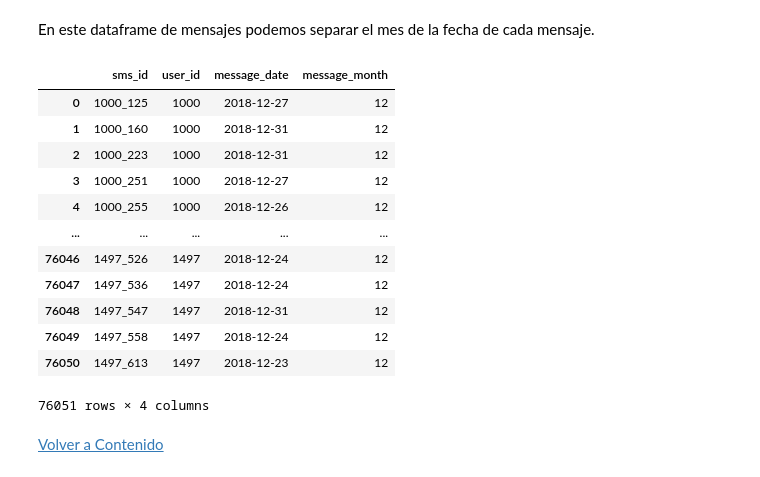
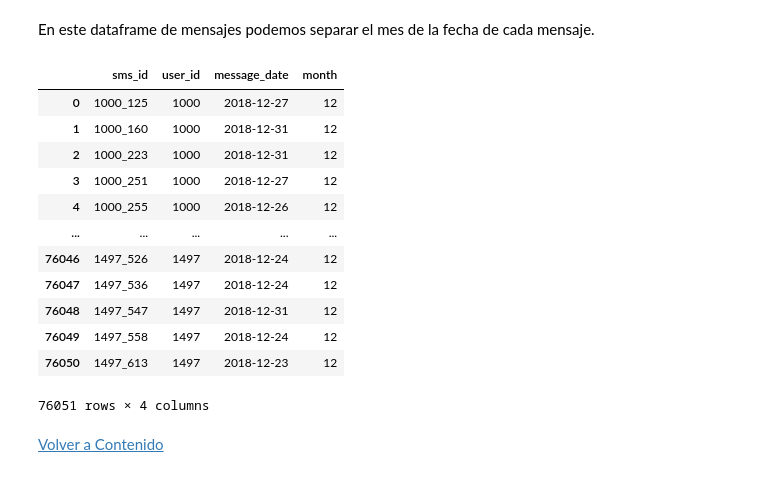
Before and after one commit to aldotoms/Proyectos-Finales-Github, a Jupyter notebook: Proyecto_SP5_V2.0.ipynb, the cells around one changed output. Cells and saved outputs as stored; diff of their text form; code cells hidden in the pictures.

```diff
--- a/Proyecto_SP5_V2.0.ipynb
+++ b/Proyecto_SP5_V2.0.ipynb
@@ -683,10 +684,10 @@ memory usage: 1.7+ MB
 # %% [markdown]
 En este dataframe de mensajes podemos separar el mes de la fecha de cada mensaje.
 # %%
-df_sms['message_month'] = df_sms['message_date'].dt.month   # agregamos una columna con el mes de registro
+df_sms['month'] = df_sms['message_date'].dt.month   # agregamos una columna con el mes de registro
 df_sms  # revisamos el nuevo dataframe
 # %% [output]
-|  | sms_id | user_id | message_date | message_month |
+|  | sms_id | user_id | message_date | month |
 | 0 | 1000_125 | 1000 | 2018-12-27 | 12 |
 | 1 | 1000_160 | 1000 | 2018-12-31 | 12 |
 | 2 | 1000_223 | 1000 | 2018-12-31 | 12 |
```
Also changed, not shown: parts of 28 cells of this notebook.
